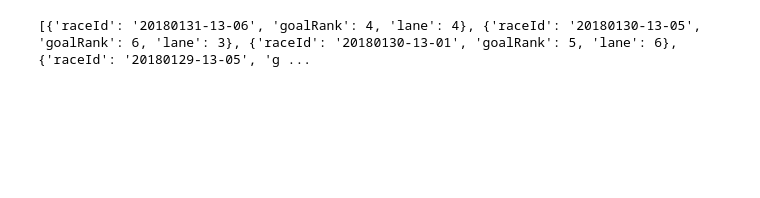
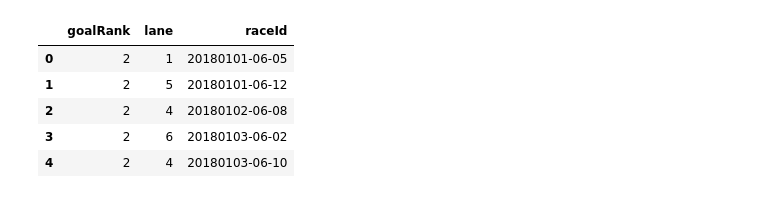
Before and after one commit to tohud/boatrace, a Jupyter notebook: survey/raceresult_timeline.ipynb, the cells around one changed output. Saved outputs shown, nothing was run; the diff lists cells and outputs as text; code cells hidden in the pictures; blank space fills up the shorter version.

```diff
--- a/survey/raceresult_timeline.ipynb
+++ b/survey/raceresult_timeline.ipynb
@@ -24,14 +25,23 @@ analyzeEndDate="20180131"
 dbh=dbHandler.getDBHandle()
 # %%
 with dbh.cursor() as cursor:
-    sel_sql = "select tm.raceId,tr.goalRank,tr.lane from raceresult tr,racemanagement tm \
-               where tr.toban = '4406' \
-               and tm.raceDate between '%s' and '%s' \
-               and tr.raceId = tm.raceId \
-               order by tr.raceId desc" \
+    sel_sql = "select * from \
+               ( select tm.raceId,tr.goalRank,tr.lane from raceresult tr,racemanagement tm \
+                 where tr.toban = '4124' \
+                 and tm.raceDate between '%s' and '%s' \
+                 and tr.raceId = tm.raceId \
+                 order by tr.raceId desc ) a \
+               order by raceId asc " \
                 % (analyzeStartDate,analyzeEndDate)
     cursor.execute(sel_sql)
-    List=cursor.fetchall()
-    print(List)
+    resultList=cursor.fetchall()
-# %% [output]
-[{'raceId': '20180131-13-06', 'goalRank': 4, 'lane': 4}, {'raceId': '20180130-13-05', 'goalRank': 6, 'lane': 3}, {'raceId': '20180130-13-01', 'goalRank': 5, 'lane': 6}, {'raceId': '20180129-13-05', 'g ...
+# %%
+df = pd.io.json.json_normalize(resultList)
+df.head()
+# %% [output]
+|  | goalRank | lane | raceId |
+| 0 | 2 | 1 | 20180101-06-05 |
+| 1 | 2 | 5 | 20180101-06-12 |
+| 2 | 2 | 4 | 20180102-06-08 |
+| 3 | 2 | 6 | 20180103-06-02 |
+| 4 | 2 | 4 | 20180103-06-10 |
```
Also changed, not shown: parts of 5 cells of this notebook, 8 other files.
